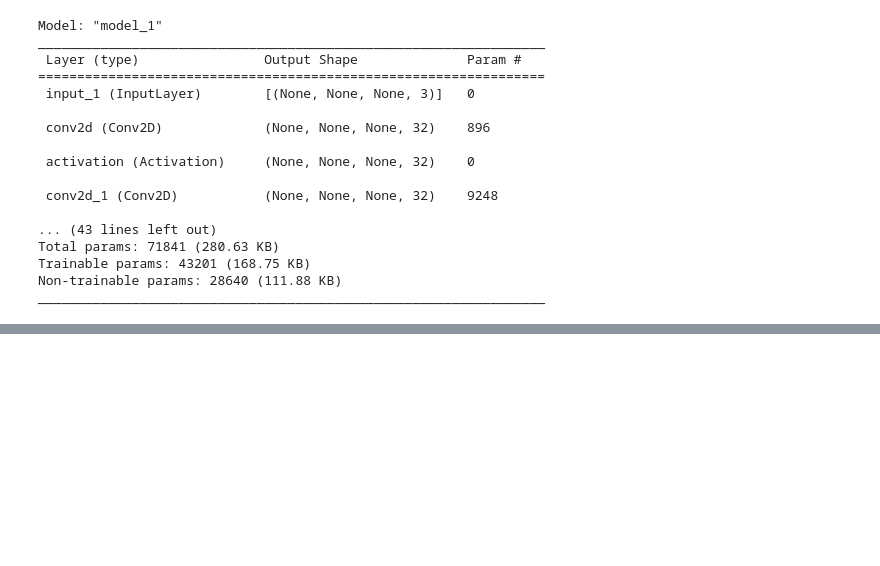
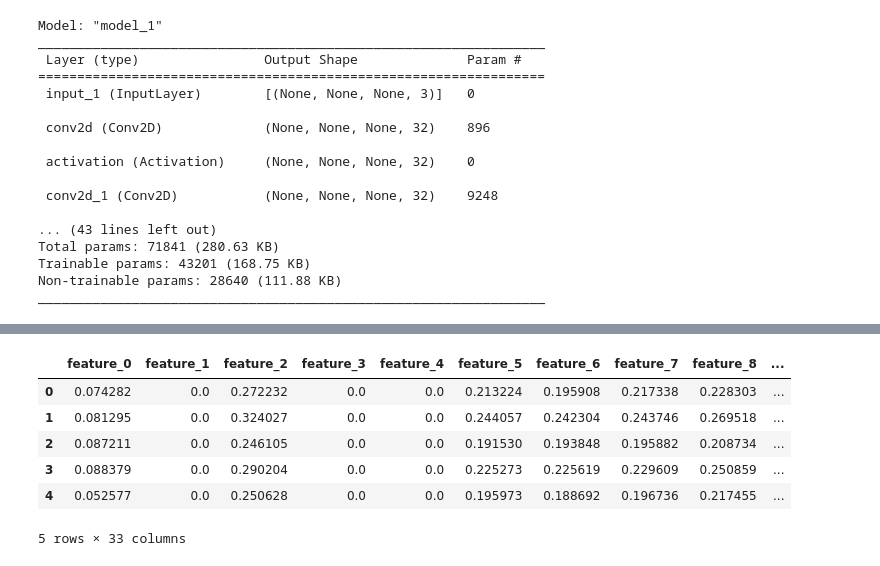
Before and after one commit to Gayara-Fernando/Bayes_for_TN, a Jupyter notebook: 3_Extract_features_model.ipynb, the cells around one changed output, grey strips where cells are left out. Drawn from its saved outputs; the diff is of its cells as text; code cells hidden in the pictures; blank space fills up the shorter version.

```diff
--- a/3_Extract_features_model.ipynb
+++ b/3_Extract_features_model.ipynb
@@ -70,0 +232,10 @@ _________________________________________________________________
+# %%
+hello_2.head()
+# %% [output]
+|  | feature_0 | feature_1 | feature_2 | feature_3 | feature_4 | feature_5 | feature_6 | feature_7 | feature_8 | ... |
+| 0 | 0.074282 | 0.0 | 0.272232 | 0.0 | 0.0 | 0.213224 | 0.195908 | 0.217338 | 0.228303 | ... |
+| 1 | 0.081295 | 0.0 | 0.324027 | 0.0 | 0.0 | 0.244057 | 0.242304 | 0.243746 | 0.269518 | ... |
+| 2 | 0.087211 | 0.0 | 0.246105 | 0.0 | 0.0 | 0.191530 | 0.193848 | 0.195882 | 0.208734 | ... |
+| 3 | 0.088379 | 0.0 | 0.290204 | 0.0 | 0.0 | 0.225273 | 0.225619 | 0.229609 | 0.250859 | ... |
+| 4 | 0.052577 | 0.0 | 0.250628 | 0.0 | 0.0 | 0.195973 | 0.188692 | 0.196736 | 0.217455 | ... |
+5 rows × 33 columns
```
Also changed, not shown: parts of 31 cells of this notebook.
